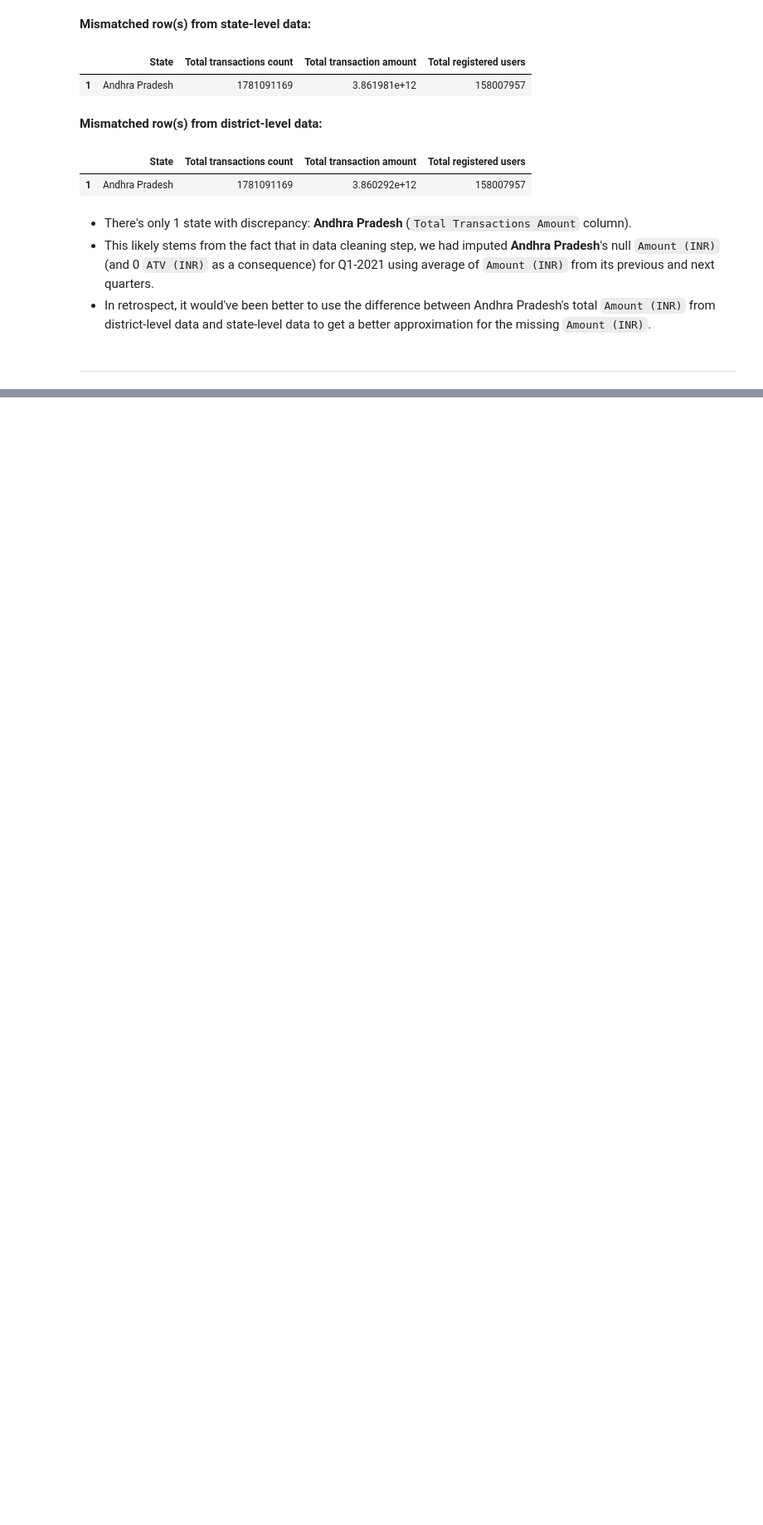
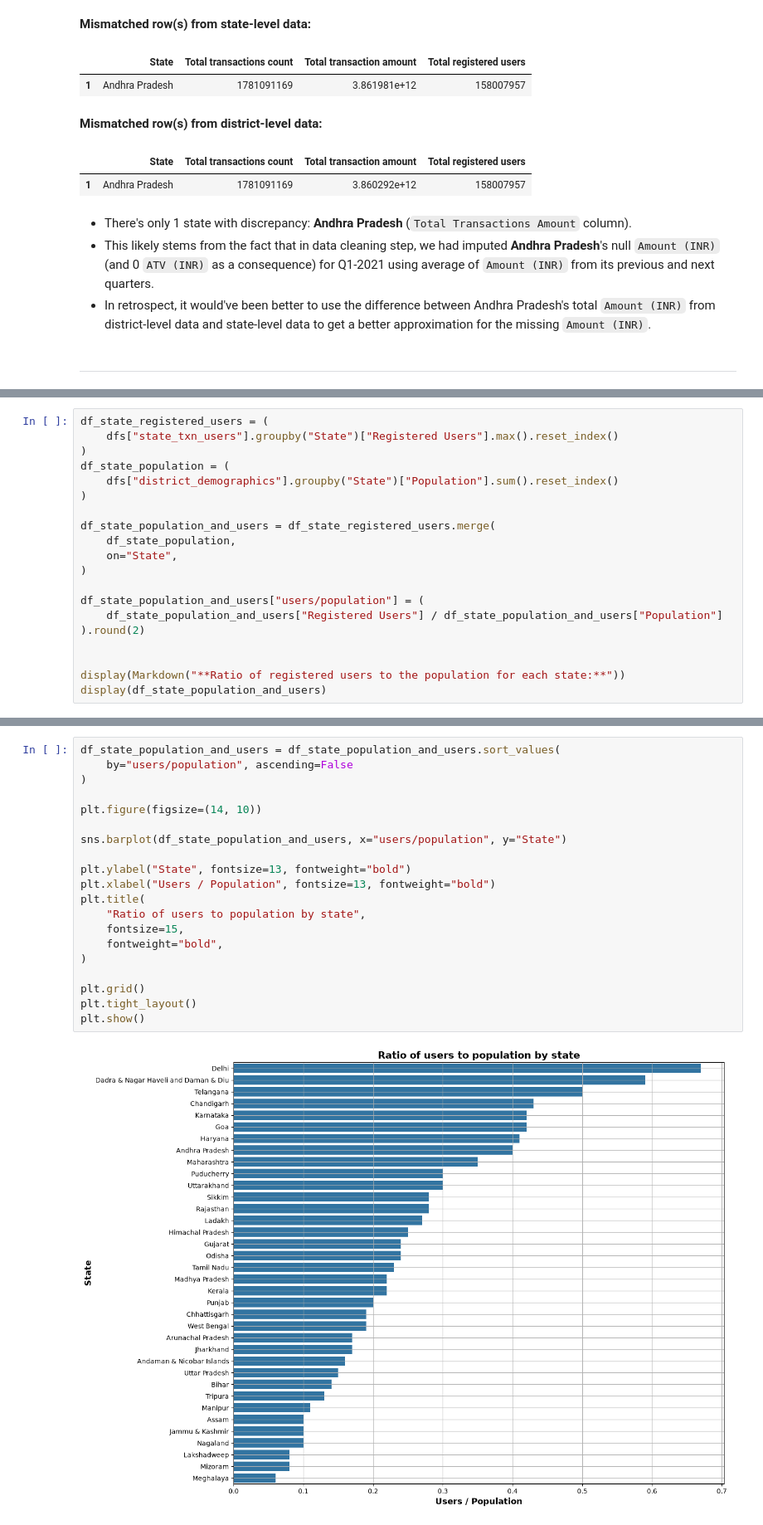
Before and after one commit to chetanchandel31/da_phone_pe, a Jupyter notebook: notebooks/01_phone_pe_analysis.ipynb, the cells around one changed output, grey strips where cells are left out. Shown at 83% size. Cells and saved outputs as stored; diff of their text form; blank space fills up the shorter version.

Commit message:
ratio of users to population

```diff
--- a/notebooks/01_phone_pe_analysis.ipynb
+++ b/notebooks/01_phone_pe_analysis.ipynb
@@ -1197,0 +1204,20 @@ display(
+# %%
+df_state_registered_users = (
+    dfs["state_txn_users"].groupby("State")["Registered Users"].max().reset_index()
+)
+df_state_population = (
+    dfs["district_demographics"].groupby("State")["Population"].sum().reset_index()
+)
+
+df_state_population_and_users = df_state_registered_users.merge(
+    df_state_population,
+    on="State",
+)
+
+df_state_population_and_users["users/population"] = (
+    df_state_population_and_users["Registered Users"] / df_state_population_and_users["Population"]
+).round(2)
+
+
+display(Markdown("**Ratio of registered users to the population for each state:**"))
+display(df_state_population_and_users)
@@ -1197,0 +1268,22 @@ display(
+# %%
+df_state_population_and_users = df_state_population_and_users.sort_values(
+    by="users/population", ascending=False
+)
+
+plt.figure(figsize=(14, 10))
+
+sns.barplot(df_state_population_and_users, x="users/population", y="State")
+
+plt.ylabel("State", fontsize=13, fontweight="bold")
+plt.xlabel("Users / Population", fontsize=13, fontweight="bold")
+plt.title(
+    "Ratio of users to population by state",
+    fontsize=15,
+    fontweight="bold",
+)
+
+plt.grid()
+plt.tight_layout()
+plt.show()
+# %% [output]
+[figure, added]
```
Also changed, not shown: parts of 12 cells of this notebook.
